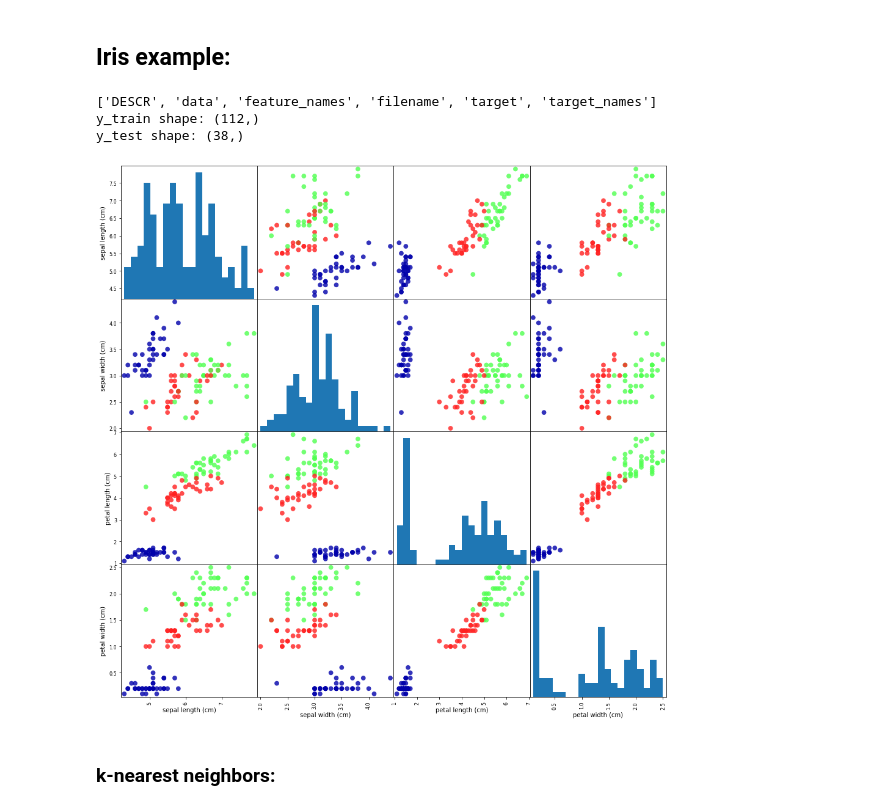
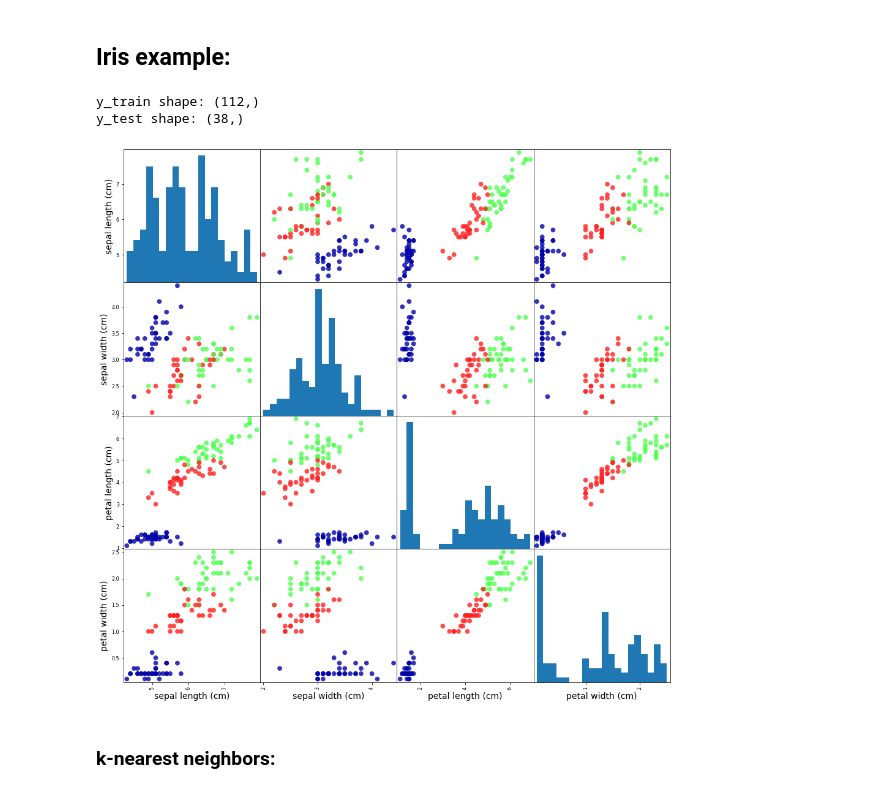
Before and after one commit to maksimandrianov/notes, a Jupyter notebook: ml/jupyter/Classification.ipynb, the cells around one changed output. Drawn from its saved outputs; the diff is of its cells as text; code cells hidden in the pictures.

```diff
--- a/ml/jupyter/Classification.ipynb
+++ b/ml/jupyter/Classification.ipynb
@@ -4,48 +4,50 @@ In classification, the goal is to predict class label, which is a choice from a
 Classification is divided into binary classification(have positive and negative classes) and multiclass classification. You can image binary classification as classification that gives answers to yes/no questions.
 # %%
 # Import and setup libraries.
+%matplotlib notebook
+%matplotlib inline
+
+import warnings
+warnings.warn = lambda *args, **kwargs: None
+
 import matplotlib.pyplot as plt
 import mglearn
 import numpy as np
 import pandas as pd
-import sklearn as sl
-import warnings
+import sklearn
 
-%matplotlib inline
-
-warnings.filterwarnings('ignore')
-plt.rc("font", family="Verdana")
+plt.rc("font", size=14)
+plt.rcParams["figure.figsize"] = (10, 5)
 # %% [markdown]
 ## Iris example:
 # %%
-iris_ds = sl.datasets.load_iris()
+iris_ds = sklearn.datasets.load_iris()
 
-X_train, X_test, y_train, y_test = sl.model_selection.train_test_split(
+X_train, X_test, y_train, y_test = sklearn.model_selection.train_test_split(
     iris_ds["data"],
     iris_ds["target"],
     random_state=0
 )
 
 # 'train_test_split' splits into 75% of the rows for train and 25% of the rows for test.
 print(f"y_train shape: {y_train.shape}")
 print(f"y_test shape: {y_test.shape}")
 
 # Pair plot of the iris data.
 grr = pd.plotting.scatter_matrix(
     pd.DataFrame(X_train, columns=iris_ds.feature_names),
     c=y_train,
     figsize=(16, 16),
     marker="o",
     hist_kwds={"bins": 20},
     s=60,
     alpha=0.8,
     cmap=mglearn.cm3
 )
 # %% [output]
-['DESCR', 'data', 'feature_names', 'filename', 'target', 'target_names']
 y_train shape: (112,)
 y_test shape: (38,)
-[figure, old version]
+[figure, new version]
 # %% [markdown]
 ### k-nearest neighbors:
 # %%
```
Also changed, not shown: parts of 5 cells of this notebook, 1 other file.
